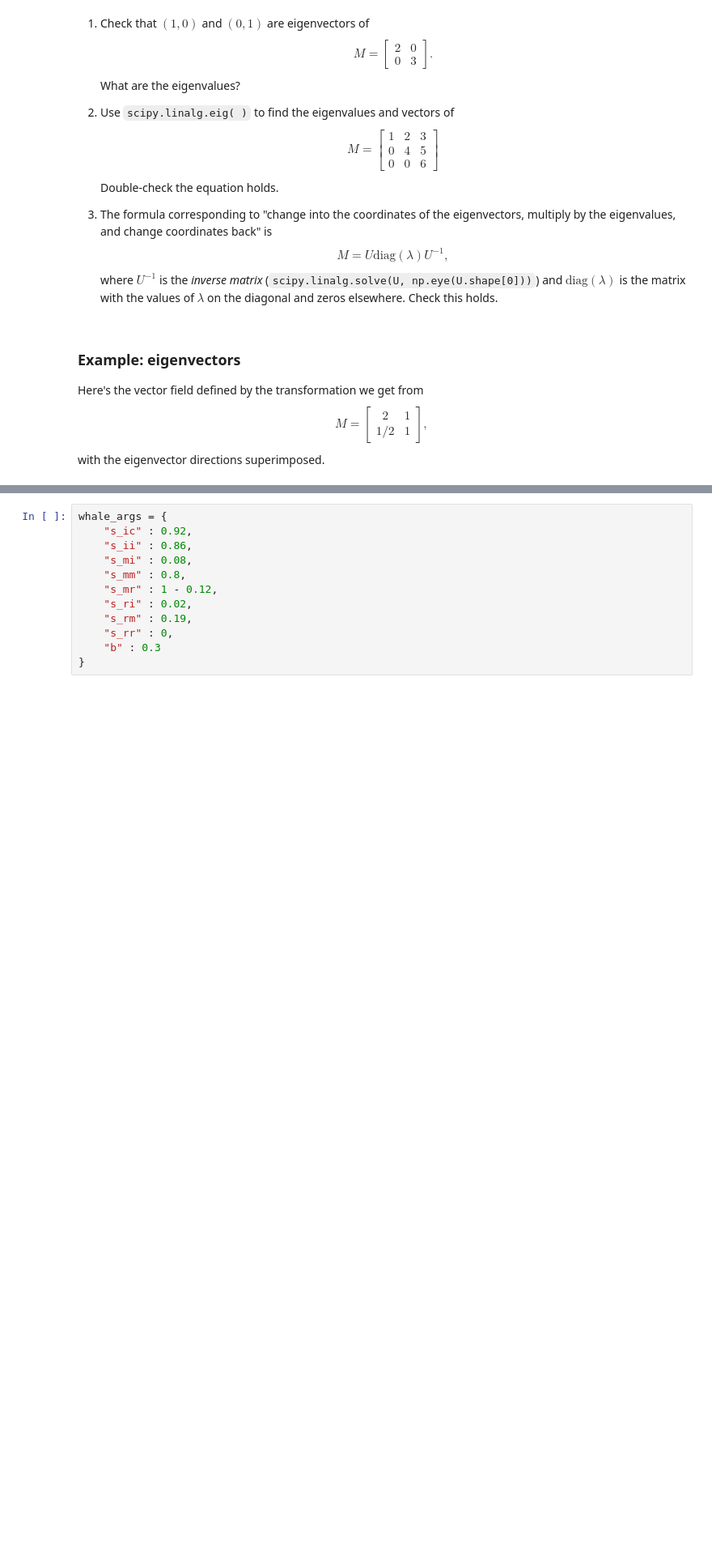
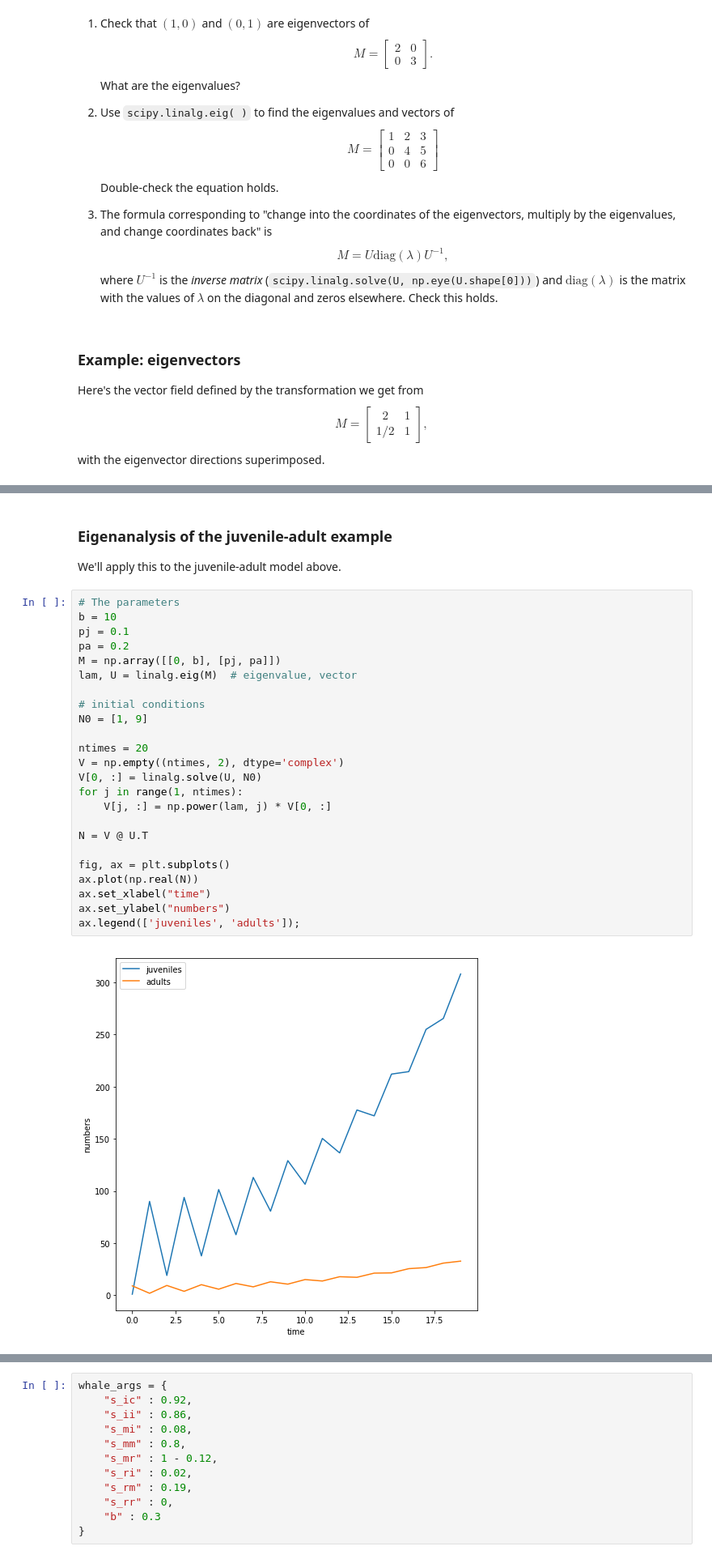
Before and after one commit to petrelharp/popbio, a Jupyter notebook: notebooks/lecture_03.ipynb, the cells around one changed output, grey strips where cells are left out. Shown at 81% size. Cells and saved outputs as stored; diff of their text form; blank space fills up the shorter version.

```diff
--- a/notebooks/lecture_03.ipynb
+++ b/notebooks/lecture_03.ipynb
@@ -186,0 +236,30 @@ fig.legend(['evector1', 'evector2']);
+# %% [markdown]
+### Eigenanalysis of the juvenile-adult example
+
+We'll apply this to the juvenile-adult model above.
+# %%
+# The parameters
+b = 10
+pj = 0.1
+pa = 0.2
+M = np.array([[0, b], [pj, pa]])
+lam, U = linalg.eig(M)  # eigenvalue, vector
+
+# initial conditions
+N0 = [1, 9]
+
+ntimes = 20
+V = np.empty((ntimes, 2), dtype='complex')
+V[0, :] = linalg.solve(U, N0)
+for j in range(1, ntimes):
+    V[j, :] = np.power(lam, j) * V[0, :]
+
+N = V @ U.T
+
+fig, ax = plt.subplots()
+ax.plot(np.real(N))
+ax.set_xlabel("time")
+ax.set_ylabel("numbers")
+ax.legend(['juveniles', 'adults']);
+# %% [output]
+[figure, added]
```
Also changed, not shown: parts of 27 cells of this notebook.
